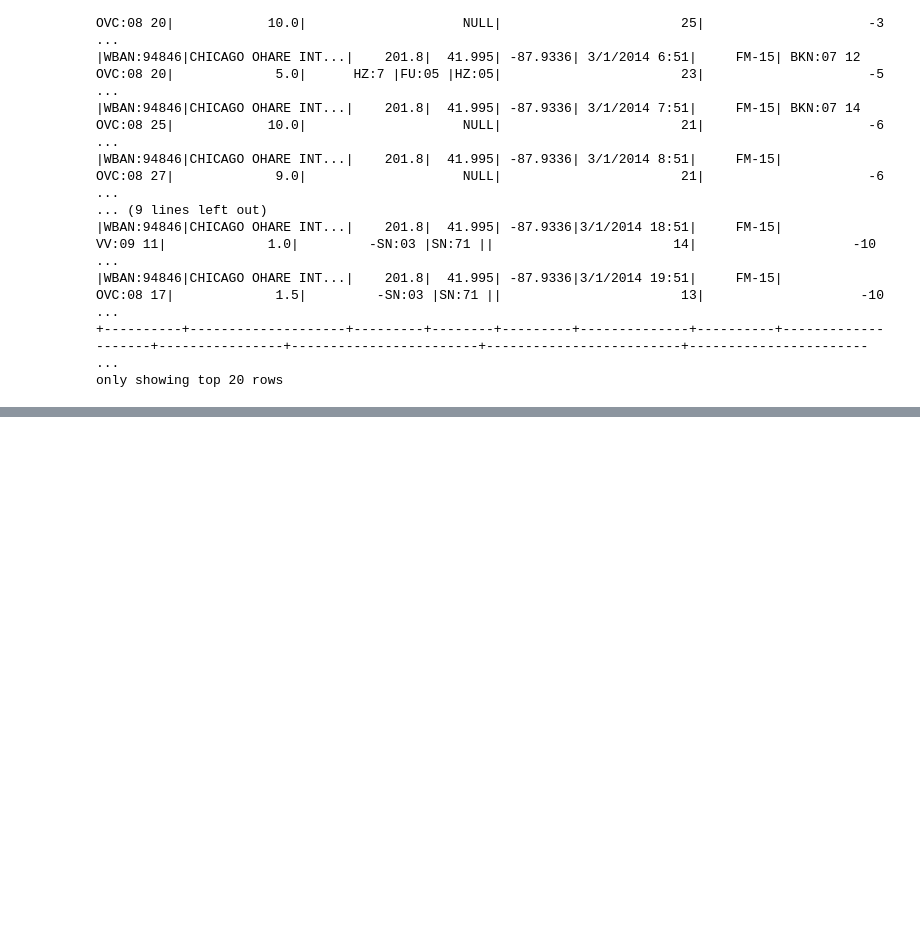
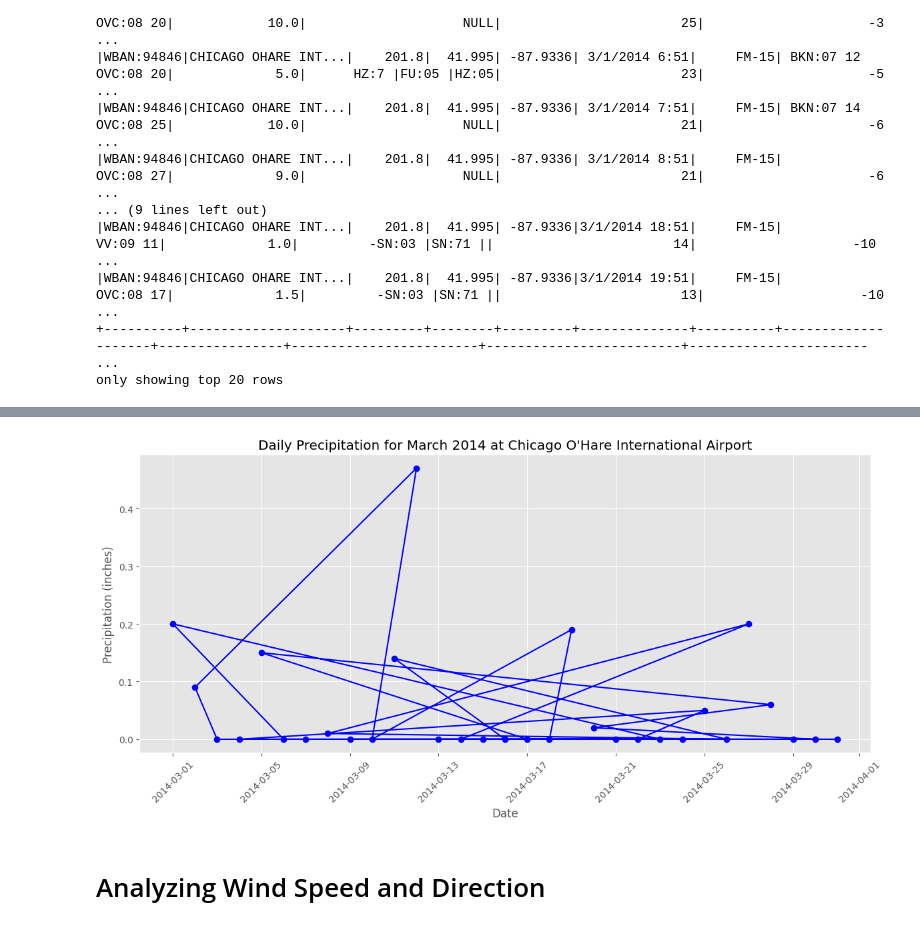
Before and after one commit to poojab2813/603-project, a Jupyter notebook: 603_project.ipynb, the cells around one changed output, grey strips where cells are left out. Cells and saved outputs as stored; diff of their text form; code cells hidden in the pictures; blank space fills up the shorter version.

```diff
--- a/603_project.ipynb
+++ b/603_project.ipynb
@@ -119,0 +409,9 @@ only showing top 20 rows
+# %%
+from pyspark.sql.functions import to_timestamp, col
+
+# Assuming your DataFrame is named `df` and has columns 'DATE' for timestamp and 'HourlyPrecipitation' for precipitation data
+# Convert the DATE column to a proper timestamp format if it hasn't been converted yet
+df = df_weather.withColumn("Timestamp", to_timestamp(col("DATE"), "MM/dd/yyyy HH:mm"))
+
+# Filter out any rows where precipitation data might be null or improperly recorded
+hourly_precipitation_df = df.select("Timestamp", "HourlyPrecipitation").na.drop()
@@ -119,0 +462,24 @@ only showing top 20 rows
+# %%
+import matplotlib.pyplot as plt
+import pandas as pd
+
+# Convert the Spark DataFrame to a Pandas DataFrame for plotting
+pandas_precipitation_df = daily_precipitation_df.toPandas()
+
+# Convert the 'Date' column to datetime type for better plotting
+pandas_precipitation_df['Date'] = pd.to_datetime(pandas_precipitation_df['Date'])
+
+# Plotting
+plt.figure(figsize=(12, 6))
+plt.plot(pandas_precipitation_df['Date'], pandas_precipitation_df['DailyPrecipitation'], marker='o', linestyle='-', color='b')
+plt.title('Daily Precipitation for March 2014 at Chicago O\'Hare International Airport')
+plt.xlabel('Date')
+plt.ylabel('Precipitation (inches)')
+plt.grid(True)
+plt.xticks(rotation=45)
+plt.tight_layout()
+plt.show()
+# %% [output]
+[figure, added]
+# %% [markdown]
+#   Analyzing Wind Speed and Direction
```
Also changed, not shown: parts of 32 cells of this notebook.
